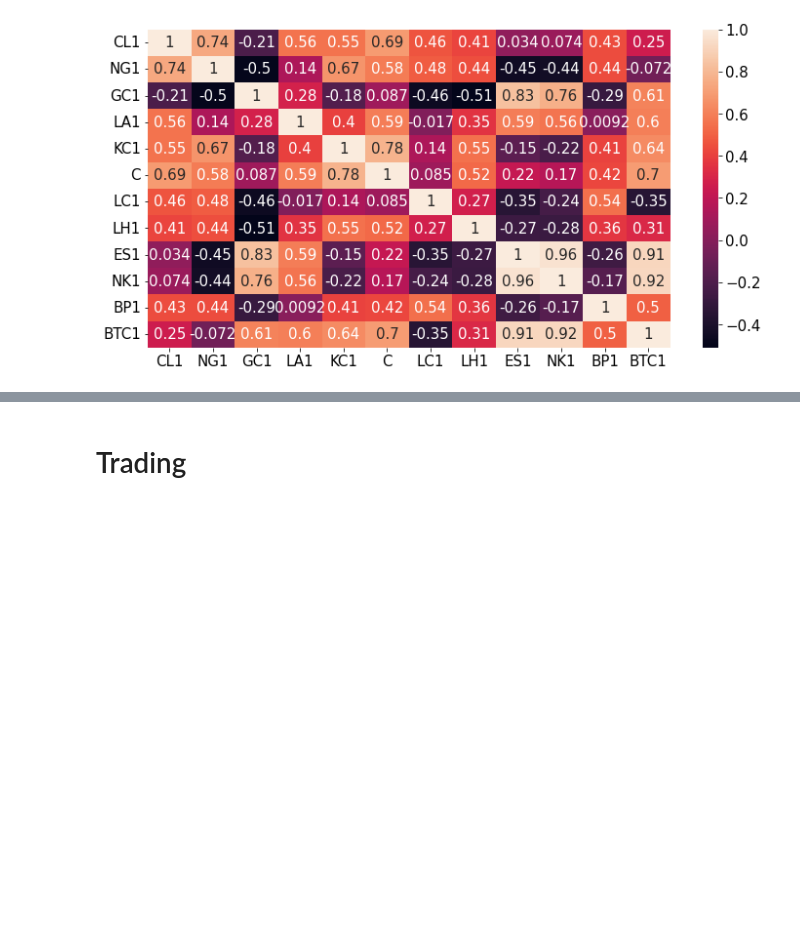
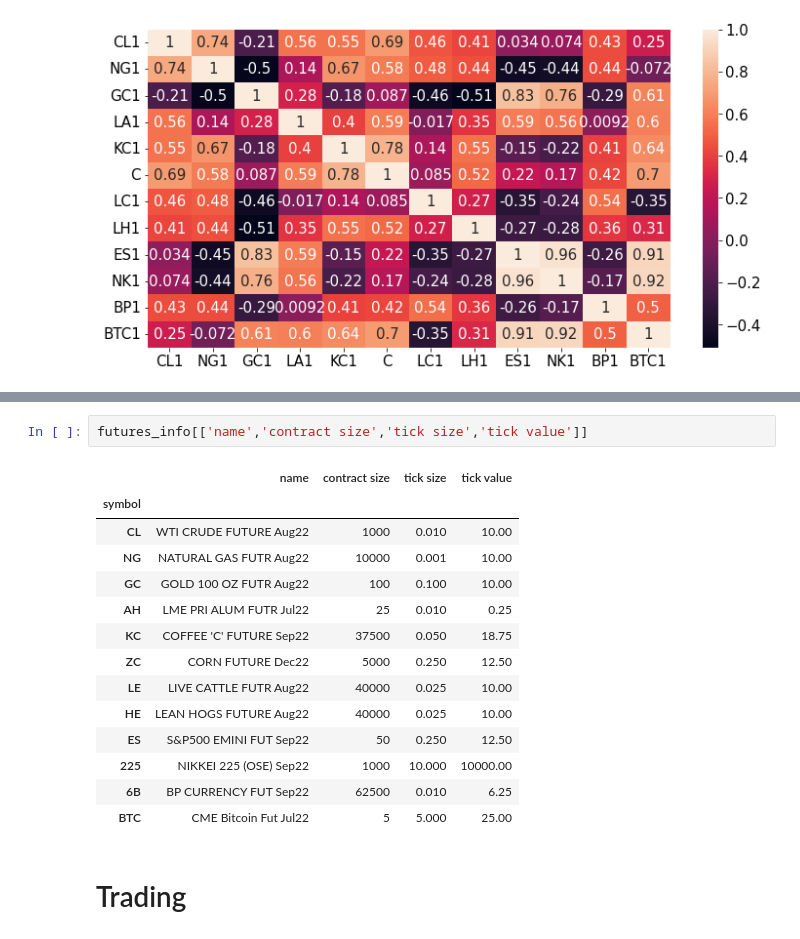
Before and after one commit to MarkHendricks/drw-markets, a Jupyter notebook: notebooks/B.2. Commodity Futures.ipynb, the cells around one changed output, grey strips where cells are left out. Saved outputs shown, nothing was run; the diff lists cells and outputs as text; blank space fills up the shorter version.

```diff
--- a/notebooks/B.2. Commodity Futures.ipynb
+++ b/notebooks/B.2. Commodity Futures.ipynb
@@ -95,3 +133,20 @@ sns.heatmap(corrmat,annot=True);
+# %%
+futures_info[['name','contract size','tick size','tick value']]
+# %% [output]
+|  | name | contract size | tick size | tick value |
+| symbol |  |  |  |  |
+| CL | WTI CRUDE FUTURE Aug22 | 1000 | 0.010 | 10.00 |
+| NG | NATURAL GAS FUTR Aug22 | 10000 | 0.001 | 10.00 |
+| GC | GOLD 100 OZ FUTR Aug22 | 100 | 0.100 | 10.00 |
+| AH | LME PRI ALUM FUTR Jul22 | 25 | 0.010 | 0.25 |
+| KC | COFFEE 'C' FUTURE Sep22 | 37500 | 0.050 | 18.75 |
+| ZC | CORN FUTURE Dec22 | 5000 | 0.250 | 12.50 |
+| LE | LIVE CATTLE FUTR Aug22 | 40000 | 0.025 | 10.00 |
+| HE | LEAN HOGS FUTURE Aug22 | 40000 | 0.025 | 10.00 |
+| ES | S&P500 EMINI FUT Sep22 | 50 | 0.250 | 12.50 |
+| 225 | NIKKEI 225 (OSE) Sep22 | 1000 | 10.000 | 10000.00 |
+| 6B | BP CURRENCY FUT Sep22 | 62500 | 0.010 | 6.25 |
+| BTC | CME Bitcoin Fut Jul22 | 5 | 5.000 | 25.00 |
 # %% [markdown]
 # Trading
 # %% [markdown]
```
Also changed, not shown: parts of 22 cells of this notebook.
